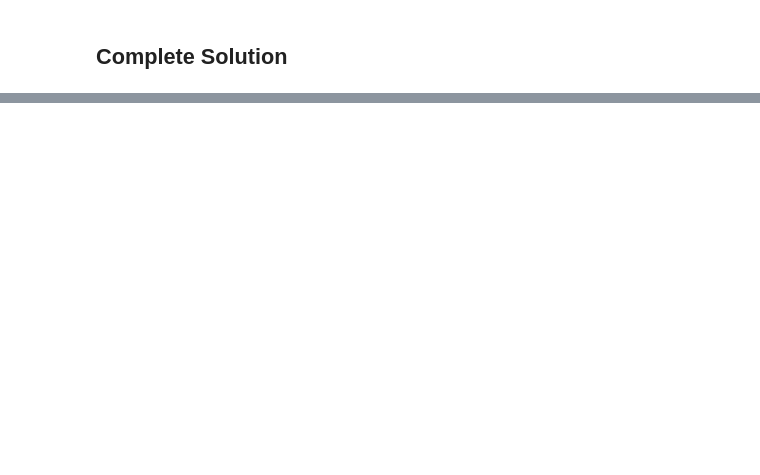
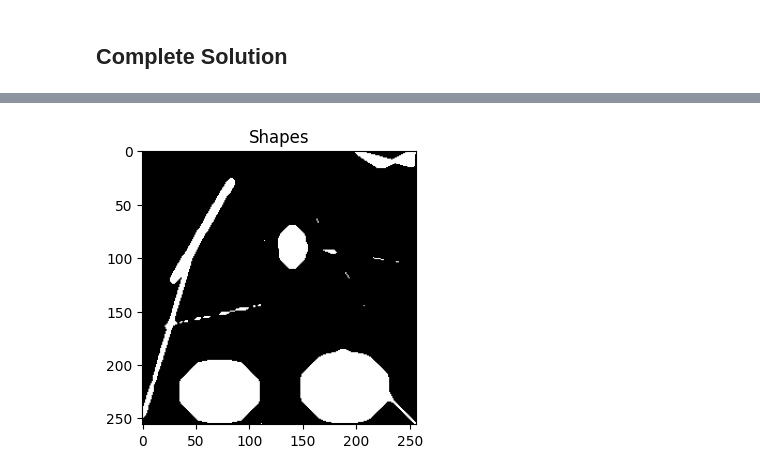
Before and after one commit to bogdan-miron/olimpiada-nationala-ai-cluj-team-2025, a Jupyter notebook: solutii/solutie_alex/Solutie.ipynb, the cells around one changed output, grey strips where cells are left out. Drawn from its saved outputs; the diff is of its cells as text; code cells hidden in the pictures; blank space fills up the shorter version.

```diff
--- a/solutii/solutie_alex/Solutie.ipynb
+++ b/solutii/solutie_alex/Solutie.ipynb
@@ -355,7 +311,7 @@ import os
 from os import listdir
 from os.path import isfile, join
 
-def complete_solution(PATH = "../../images2/", save_dir='predictions/', algorithm='KMeans', contour='manual', show_plots=False):
+def complete_solution(PATH = "../../images2/", save_dir='predictions/', algorithm='KMeans', show_plots=False):
 
     os.makedirs(save_dir, exist_ok=True)
     onlyfiles = [f for f in listdir(PATH) if isfile(join(PATH, f))]
@@ -363,21 +319,15 @@ def complete_solution(PATH = "../../images2/", save_dir='predictions/', algorith
         if algorithm == 'KMeans':
             pixels, width, height = image_to_pixel_features(PATH + file)
             result = kmeans_image_segmentation(
-                pixels, height, width, k_range=(2, 5), show_plots=False
+                pixels, height, width, k_range=(2, 5), show_plots=False, binarize=True
             )
             # print(len(result['clustered_images']), result['best_k'])
             result_image = result['clustered_images'][result['best_k']-2]
         elif algorithm == 'CA':
-            _, result_image = cellular_automata_segmentation(file,
+            _, result_image = cellular_automata_segmentation(PATH + file,
                 steps=5,
                 show_plots=False
             )
-
-        if contour == 'manual':
-            result_image2 = contour_manual(result_image)
-
-        elif contour == 'cv2':
-            result_image2 = contour_with_cv2(result_image)
 
         if show_plots:
             plt.figure(figsize=(12, 6))
@@ -385,9 +335,7 @@ def complete_solution(PATH = "../../images2/", save_dir='predictions/', algorith
             plt.imshow(result_image, cmap='gray')
             plt.title("Shapes")
 
-            plt.subplot(1, 3, 2)
-            plt.imshow(result_image2, cmap='gray')
-            plt.title("Contour")
+            plt.show()
 
 
         cv2.imwrite(save_dir + file , result_image)
@@ -401,0 +346,4 @@ k=3 | Inertia=122841.52 | Silhouette=0.571
+# %%
+complete_solution(save_dir='predictions2/', algorithm='CA', show_plots=True)
+# %% [output]
+[figure, added]
```
Also changed, not shown: parts of 10 cells of this notebook, 1 other file.
